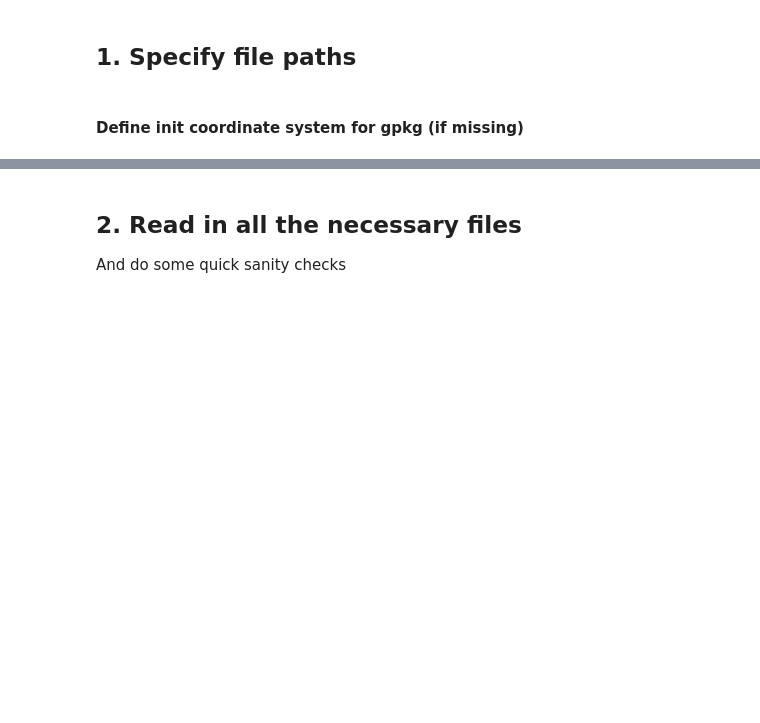
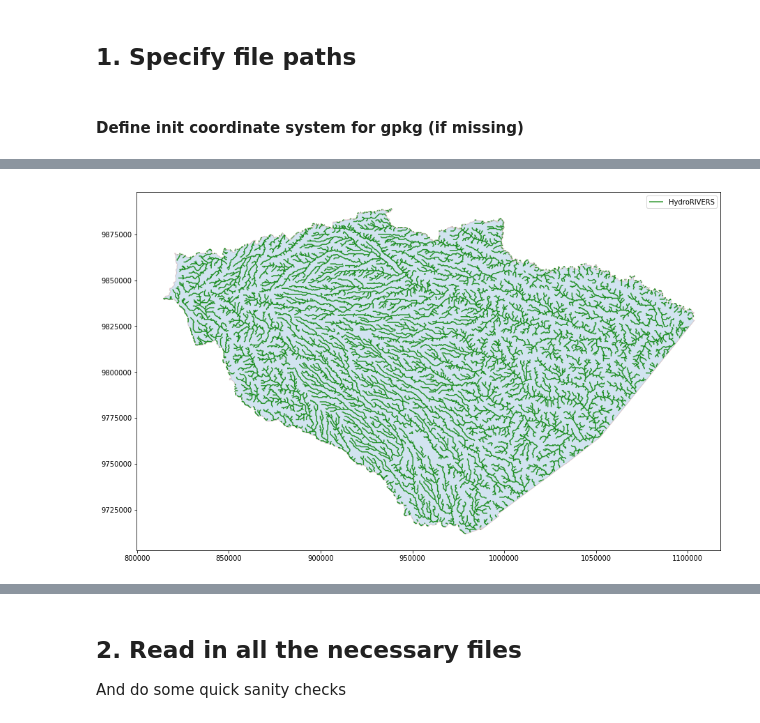
Before and after one commit to MarioSigner/hydronetworks, a Jupyter notebook: example.ipynb, the cells around one changed output, grey strips where cells are left out. Drawn from its saved outputs; the diff is of its cells as text; code cells hidden in the pictures; blank space fills up the shorter version.

```diff
--- a/example.ipynb
+++ b/example.ipynb
@@ -36,0 +48,11 @@ river_gdf.to_file(in_path / "pastaza_HydroRIVERS_10v.gpkg", driver="GPKG")
+# %%
+fig, ax = plt.subplots(figsize=(15, 15))
+admin_gdf_proj.plot(ax=ax, edgecolor='brown', alpha=0.2)
+river_gdf_proj.plot(ax=ax, color='green', edgecolor='none', figsize=(20, 20), alpha=0.8, label='HydroRIVERS')
+ax.set_aspect('equal', 'box')
+leg = ax.legend()
+
+# Save plot as figure
+#plt.savefig('xxx.png', bbox_inches='tight')
+# %% [output]
+[figure, added]
```
Also changed, not shown: parts of 18 cells of this notebook, 4 other files.
